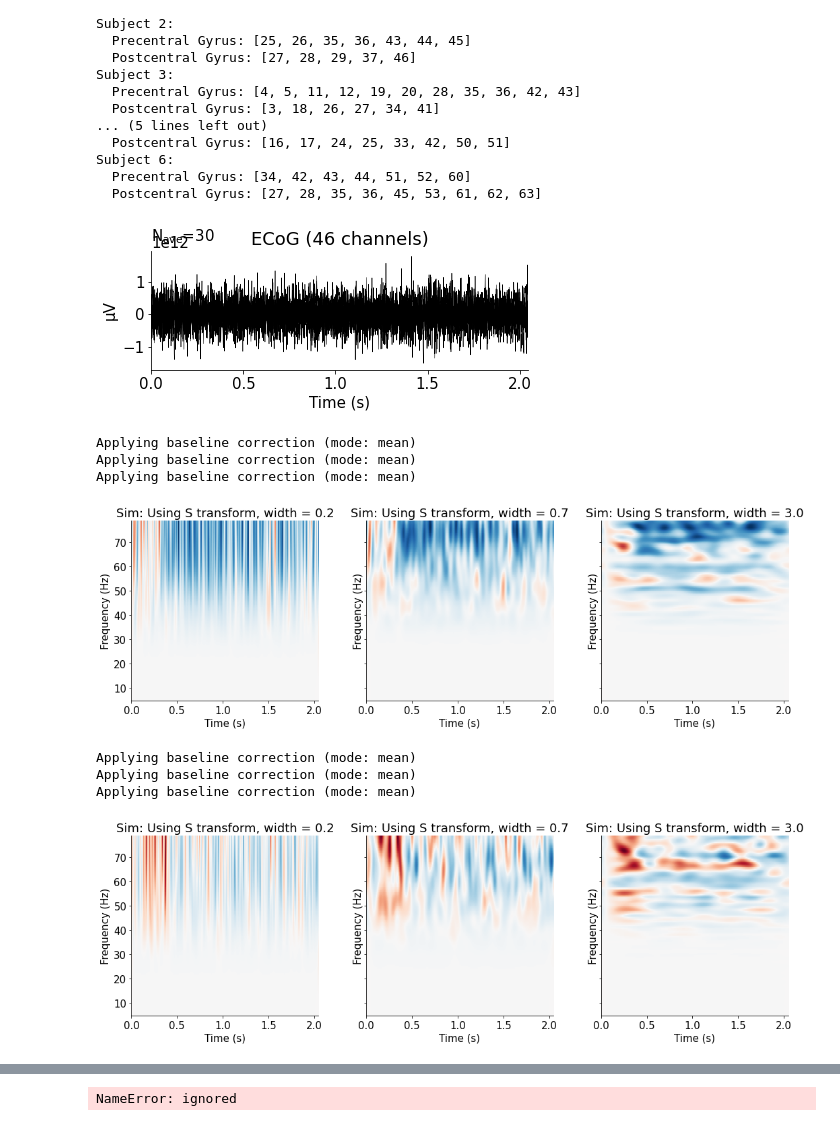
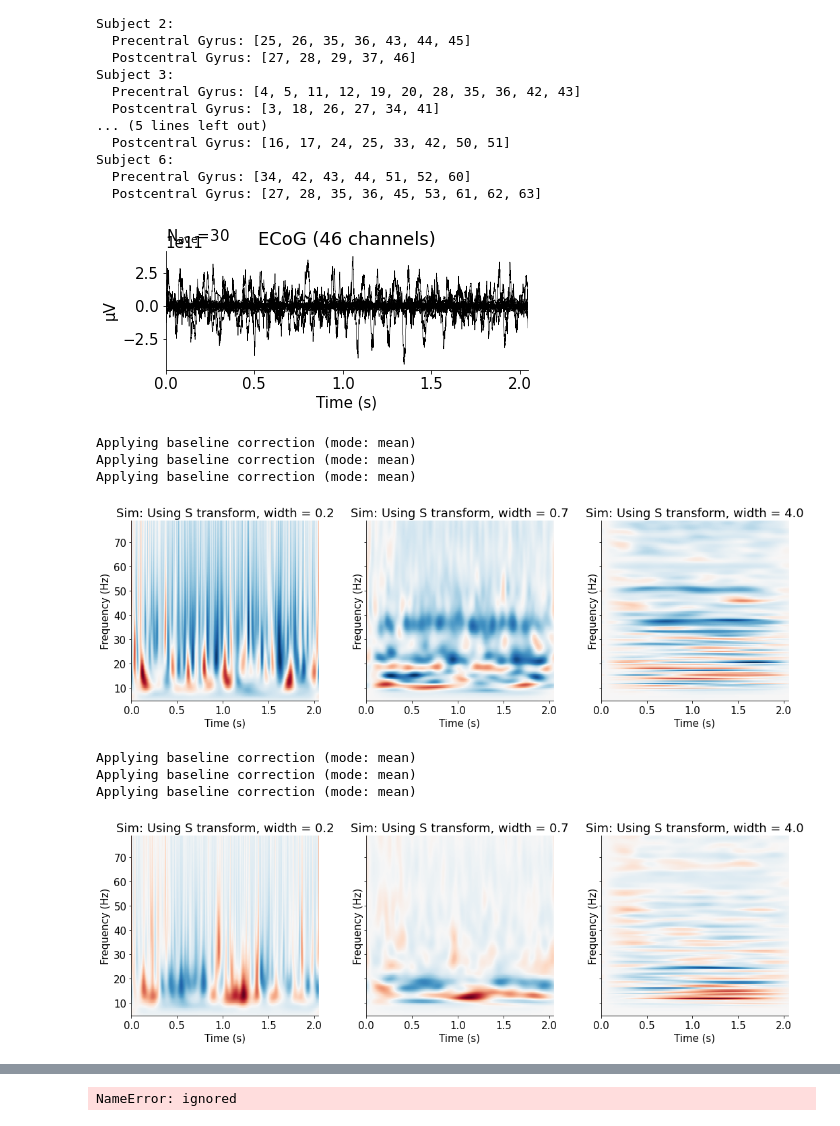
Before and after one commit to Xianhui-He/Raclette-Group-2-ECoG-Motor-Imagery, a Jupyter notebook: Motor_Imagery_Dataset_Data_Wrangling_Preprocessing_Hanif.ipynb, the cells around one changed output, grey strips where cells are left out. Cells and saved outputs as stored; diff of their text form; code cells hidden in the pictures.

```diff
--- a/Motor_Imagery_Dataset_Data_Wrangling_Preprocessing_Hanif.ipynb
+++ b/Motor_Imagery_Dataset_Data_Wrangling_Preprocessing_Hanif.ipynb
@@ -119,9 +119,13 @@ for subject in alldat:
     # Multiply with Scale to Calculate uV Values
     volt_data = volt_data * block['scale_uv']
 
-    # 3rd Order Butterworth Filter (High-pass 50Hz)
-    b, a = signal.butter(3, [50], btype='high', fs=1000)
+    ### Filtering Stuffs HERE ###
+
+    # 3rd Order Butterworth Filter (High-pass 10Hz)
+    b, a = signal.butter(3, [10], btype='high', fs=1000)
     volt_data = signal.filtfilt(b, a, volt_data, 0)
+
+    ### END of Filtering Stuffs ###
 
     # Normalize Voltage Data
     volt_data = volt_data/volt_data.mean(0)
@@ -149,30 +153,31 @@ for subject in alldat:
 # Plot Epochs-Averaged ERP
 
 tongue = tongue_epochs_real[0].average()
+
 tongue.plot();
 # %% [output]
-[figure, old version]
+[figure, new version]
 # %%
 # Time-Frequency Decomposition Using Stockwell Transform (TONGUE-REAL)
 
 # TODO: This Is Just Preliminary Stuffs, Further Study on Its Parameters & Preprocessing Required
 
 freqs = np.arange(5., 80., 2.)
 vmin, vmax = -2., 2.  # Define our color limits.
 
 fig, axs = plt.subplots(1, 3, figsize=(15, 5), sharey=True)
 fmin, fmax = freqs[[0, -1]]
-for width, ax in zip((0.2, .7, 3.0), axs):
+for width, ax in zip((0.2, .7, 4.0), axs):
     power = tfr_stockwell(tongue_epochs_real[0], fmin=fmin, fmax=fmax, width=width)
     power.plot([0], baseline=(0., 0.1), mode='mean', axes=ax, show=False,
                colorbar=False)
     ax.set_title('Sim: Using S transform, width = {:0.1f}'.format(width))
 plt.tight_layout()
 # %% [output]
 Applying baseline correction (mode: mean)
 Applying baseline correction (mode: mean)
 Applying baseline correction (mode: mean)
-[figure, old version]
+[figure, new version]
 # %%
 # Time-Frequency Decomposition Using Stockwell Transform (HAND-REAL)
 
@@ -183,7 +188,7 @@ vmin, vmax = -2., 2.  # Define our color limits.
 
 fig, axs = plt.subplots(1, 3, figsize=(15, 5), sharey=True)
 fmin, fmax = freqs[[0, -1]]
-for width, ax in zip((0.2, .7, 3.0), axs):
+for width, ax in zip((0.2, .7, 4.0), axs):
     power = tfr_stockwell(hand_epochs_real[0], fmin=fmin, fmax=fmax, width=width)
     power.plot([0], baseline=(0., 0.1), mode='mean', axes=ax, show=False,
                colorbar=False)
@@ -193,7 +198,7 @@ plt.tight_layout()
 Applying baseline correction (mode: mean)
 Applying baseline correction (mode: mean)
 Applying baseline correction (mode: mean)
-[figure, old version]
+[figure, new version]
 # %%
 # Time-Frequency Decomposition Using Morlet Wavelet (TONGUE-REAL)
 
```
Also changed, not shown: parts of 2 cells of this notebook.
